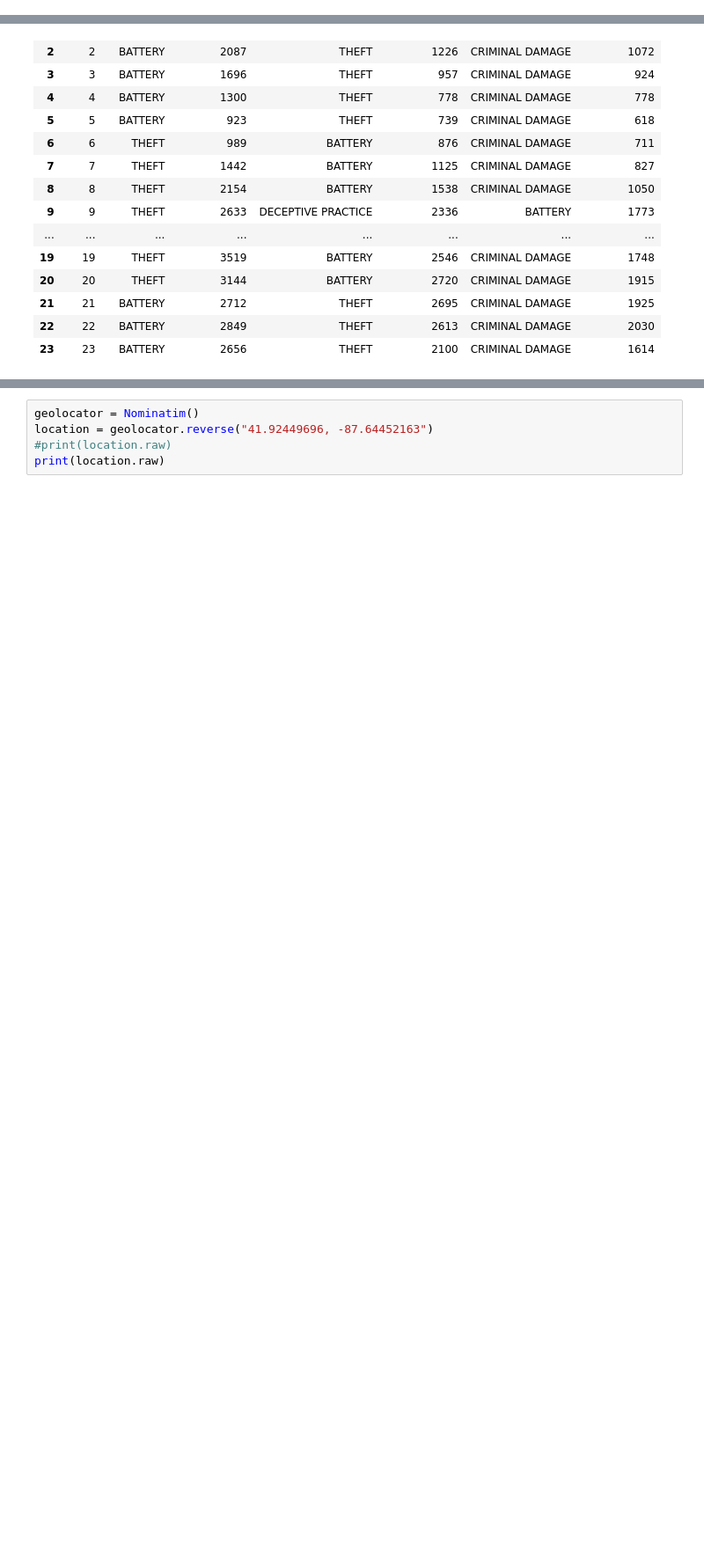
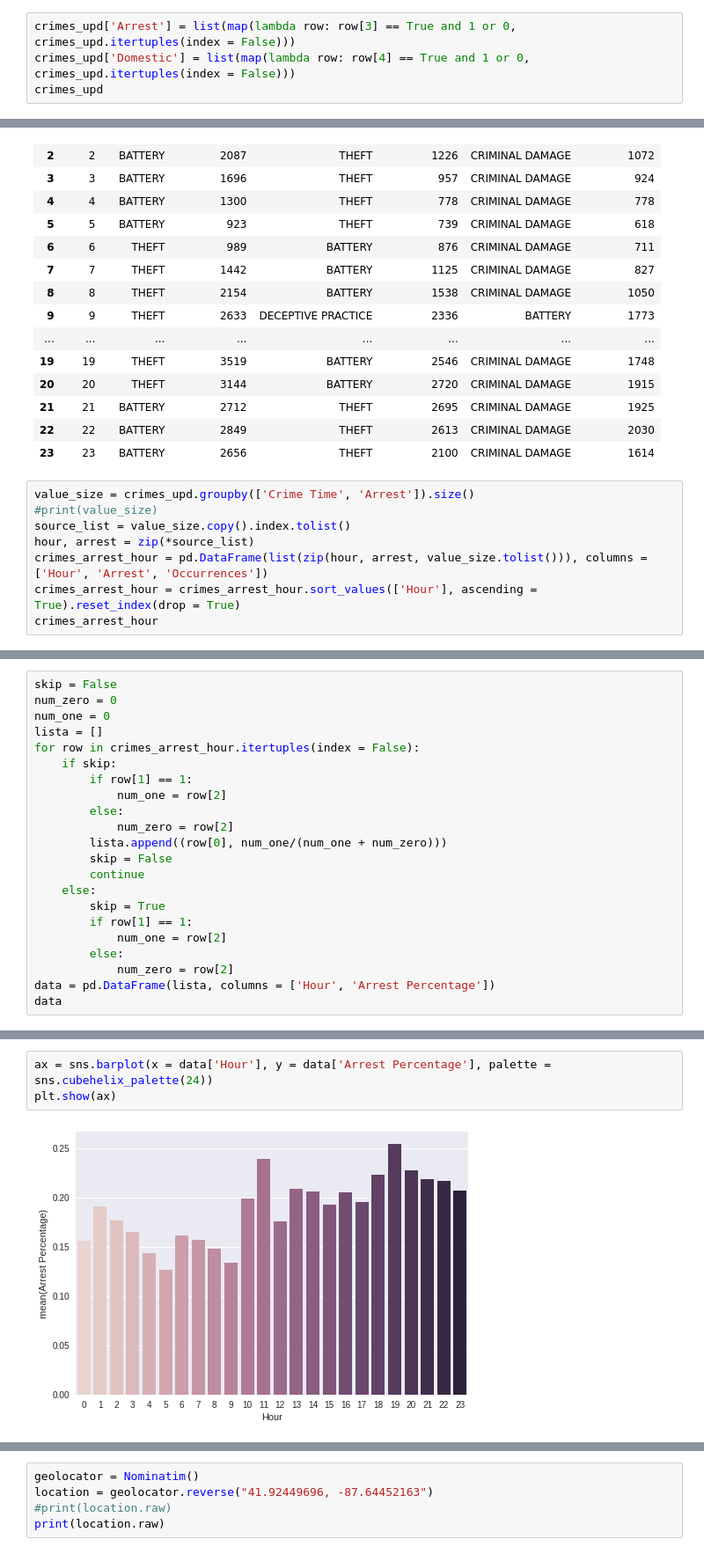
Before and after one commit to if1015-datascience-ufpe/2017-2-projeto-ajgan-rlsma-rcrs3, a Jupyter notebook: Project.ipynb, the cells around one changed output, grey strips where cells are left out. Shown at 88% size. Cells and saved outputs as stored; diff of their text form; blank space fills up the shorter version.

Commit message:
Analyse domestic and arrest per hour

```diff
--- a/Project.ipynb
+++ b/Project.ipynb
@@ -75,0 +55,4 @@ crimes_upd
+# %%
+crimes_upd['Arrest'] = list(map(lambda row: row[3] == True and 1 or 0, crimes_upd.itertuples(index = False)))
+crimes_upd['Domestic'] = list(map(lambda row: row[4] == True and 1 or 0, crimes_upd.itertuples(index = False)))
+crimes_upd
@@ -206,3 +208,11 @@ most_common_crime
 | 21 | 21 | BATTERY | 2712 | THEFT | 2695 | CRIMINAL DAMAGE | 1925 |
 | 22 | 22 | BATTERY | 2849 | THEFT | 2613 | CRIMINAL DAMAGE | 2030 |
 | 23 | 23 | BATTERY | 2656 | THEFT | 2100 | CRIMINAL DAMAGE | 1614 |
+# %%
+value_size = crimes_upd.groupby(['Crime Time', 'Arrest']).size()
+#print(value_size)
+source_list = value_size.copy().index.tolist()
+hour, arrest = zip(*source_list)
+crimes_arrest_hour = pd.DataFrame(list(zip(hour, arrest, value_size.tolist())), columns = ['Hour', 'Arrest', 'Occurrences'])
+crimes_arrest_hour = crimes_arrest_hour.sort_values(['Hour'], ascending = True).reset_index(drop = True)
+crimes_arrest_hour
@@ -208,0 +237,22 @@ most_common_crime
+# %%
+skip = False
+num_zero = 0
+num_one = 0
+lista = []
+for row in crimes_arrest_hour.itertuples(index = False):
+    if skip:
+        if row[1] == 1:
+            num_one = row[2]
+        else:
+            num_zero = row[2]
+        lista.append((row[0], num_one/(num_one + num_zero)))
+        skip = False
+        continue
+    else:
+        skip = True
+        if row[1] == 1:
+            num_one = row[2]
+        else:
+            num_zero = row[2]
+data = pd.DataFrame(lista, columns = ['Hour', 'Arrest Percentage'])
+data
@@ -208,0 +277,5 @@ most_common_crime
+# %%
+ax = sns.barplot(x = data['Hour'], y = data['Arrest Percentage'], palette = sns.cubehelix_palette(24))
+plt.show(ax)
+# %% [output]
+[figure, added]
```
Also changed, not shown: parts of 6 cells of this notebook.
